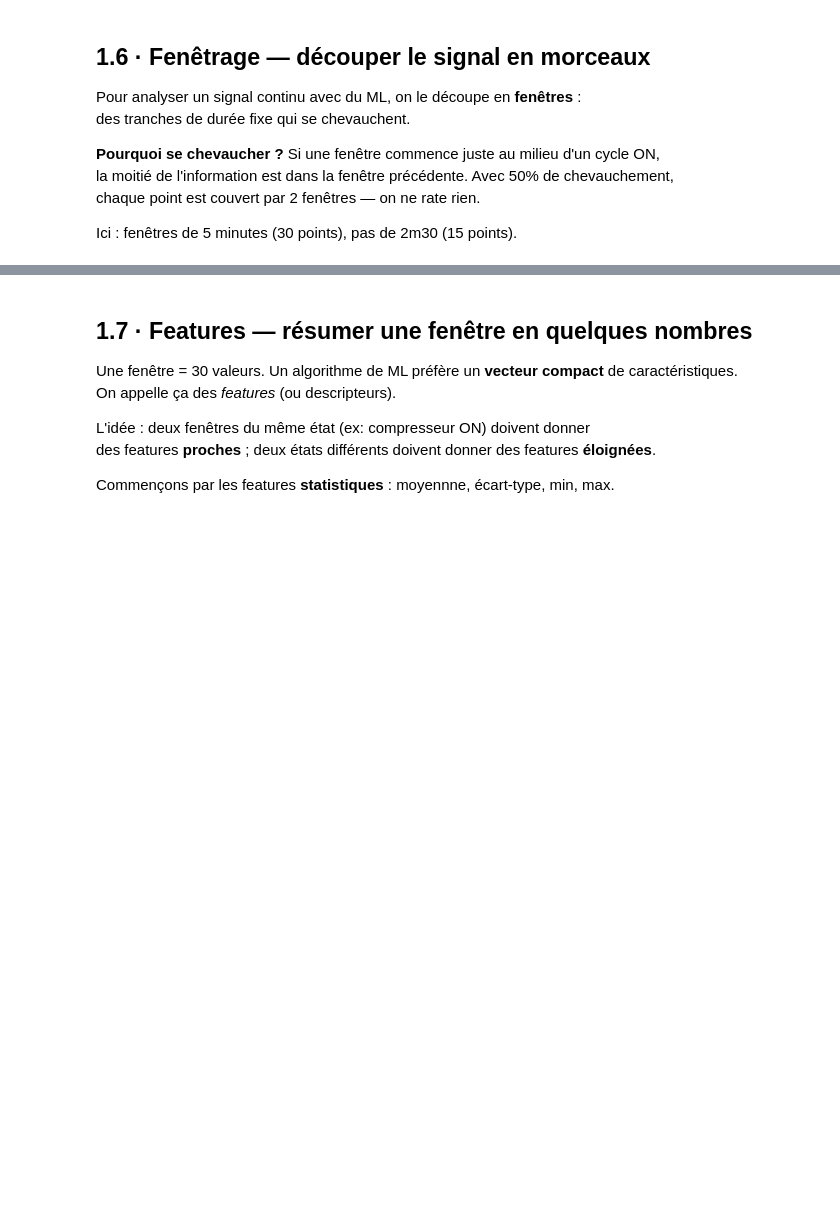
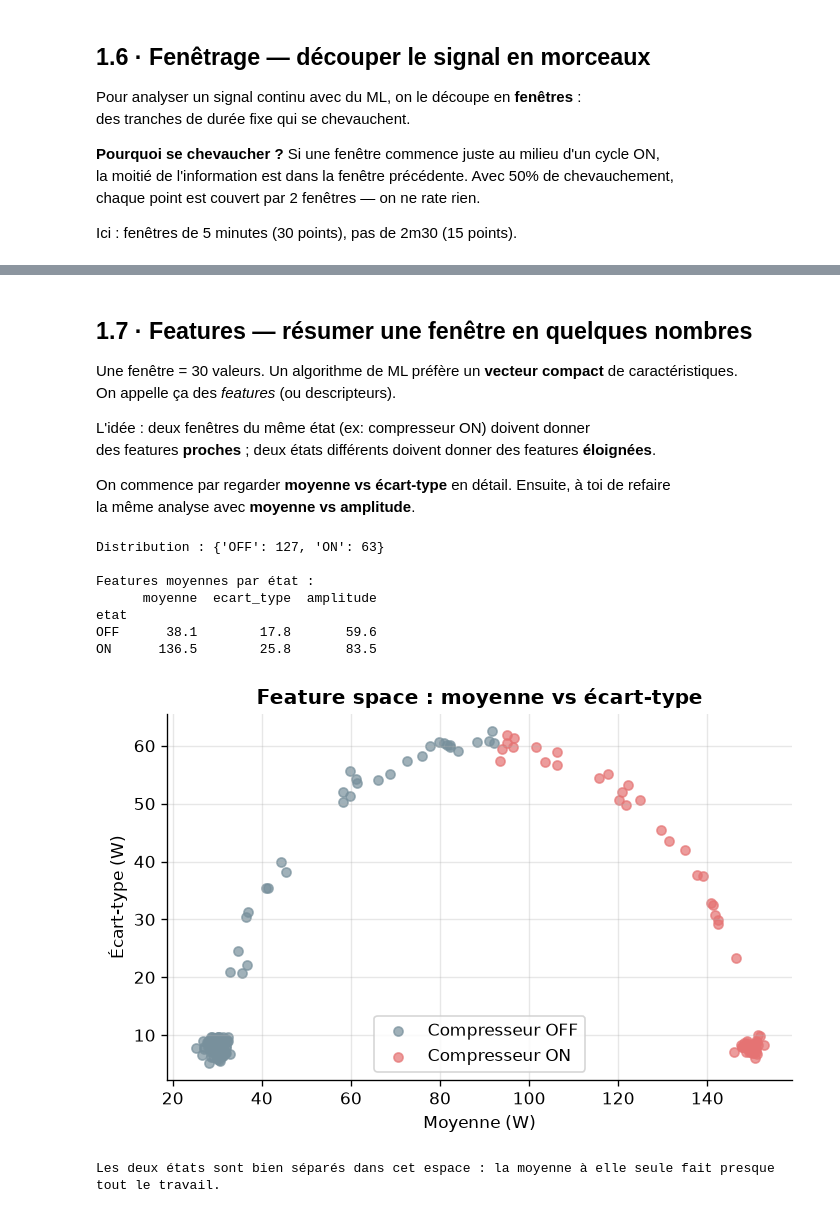
Before and after one commit to ltn22/python_ds, a Jupyter notebook: partie1_frigo.ipynb, the cells around one changed output, grey strips where cells are left out. Saved outputs shown, nothing was run; the diff lists cells and outputs as text; code cells hidden in the pictures; blank space fills up the shorter version.

```diff
--- a/partie1_frigo.ipynb
+++ b/partie1_frigo.ipynb
@@ -469,7 +585,8 @@ On appelle ça des *features* (ou descripteurs).
 L'idée : deux fenêtres du même état (ex: compresseur ON) doivent donner
 des features **proches** ; deux états différents doivent donner des features **éloignées**.
 
-Commençons par les features **statistiques** : moyennne, écart-type, min, max.
+On commence par regarder **moyenne vs écart-type** en détail. Ensuite, à toi de refaire
+la même analyse avec **moyenne vs amplitude**.
 # %%
 def features_simples(valeurs):
     """Calcule quelques features statistiques sur une fenêtre."""
@@ -478,50 +595,48 @@ def features_simples(valeurs):
         'moyenne':   v.mean(),
         'ecart_type': v.std(),
         'minimum':   v.min(),
         'maximum':   v.max(),
         'amplitude': v.max() - v.min(),    # max - min
     }
 
 # Calculer les features de chaque fenêtre
 feats_list = [features_simples(f['values']) for f in fenetres]
 df_feats = pd.DataFrame(feats_list)
 
 # Labelliser chaque fenêtre selon l'état majoritaire du compresseur
 labels = []
 for f in fenetres:
     v = np.array(f['values'])
     labels.append('ON' if (v > SEUIL).mean() > 0.5 else 'OFF')
 
 df_feats['etat'] = labels
 print(f"Distribution : {df_feats['etat'].value_counts().to_dict()}")
 print()
 print("Features moyennes par état :")
 print(df_feats.groupby('etat')[['moyenne', 'ecart_type', 'amplitude']].mean().round(1).to_string())
 
 # Nuage de points : moyenne vs écart-type — est-ce que les états sont séparables ?
-fig, axes = plt.subplots(1, 2, figsize=(12, 4))
-
 couleurs = {'ON': '#e57373', 'OFF': '#78909c'}
 
+fig, ax = plt.subplots(figsize=(6, 4))
 for etat, grp in df_feats.groupby('etat'):
-    axes[0].scatter(grp['moyenne'], grp['ecart_type'],
-                    c=couleurs[etat], label=f'Compresseur {etat}', alpha=0.7, s=30)
-axes[0].set_xlabel('Moyenne (W)')
-axes[0].set_ylabel('Écart-type (W)')
-axes[0].set_title('Feature space : moyenne vs écart-type', fontweight='bold')
-axes[0].legend()
-
-for etat, grp in df_feats.groupby('etat'):
-    axes[1].scatter(grp['moyenne'], grp['amplitude'],
-                    c=couleurs[etat], label=f'Compresseur {etat}', alpha=0.7, s=30)
-axes[1].set_xlabel('Moyenne (W)')
-axes[1].set_ylabel('Amplitude (W)')
-axes[1].set_title('Feature space : moyenne vs amplitude', fontweight='bold')
-axes[1].legend()
-
-plt.suptitle('Séparabilité des états dans l\'espace des features', fontweight='bold')
+    ax.scatter(grp['moyenne'], grp['ecart_type'],
+               c=couleurs[etat], label=f'Compresseur {etat}', alpha=0.7, s=30)
+ax.set_xlabel('Moyenne (W)')
+ax.set_ylabel('Écart-type (W)')
+ax.set_title('Feature space : moyenne vs écart-type', fontweight='bold')
+ax.legend()
 plt.tight_layout()
 plt.show()
 
-print("\nConclusion : les deux états sont bien séparés par la moyenne seule.")
-print("C'est le cas simple. En Partie 2, plusieurs appareils se superposeront.")
+print("Les deux états sont bien séparés dans cet espace : la moyenne à elle seule fait presque tout le travail.")
+# %% [output]
+Distribution : {'OFF': 127, 'ON': 63}
+
+Features moyennes par état :
+      moyenne  ecart_type  amplitude
+etat
+OFF      38.1        17.8       59.6
+ON      136.5        25.8       83.5
+[figure, added]
+Les deux états sont bien séparés dans cet espace : la moyenne à elle seule fait presque tout le travail.
```
Also changed, not shown: parts of 22 cells of this notebook.
